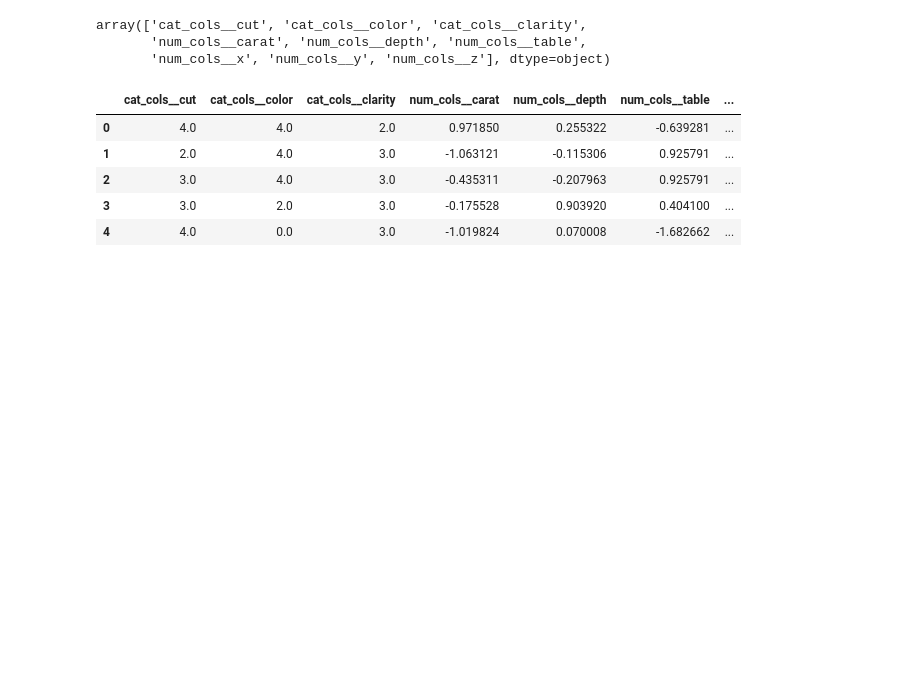
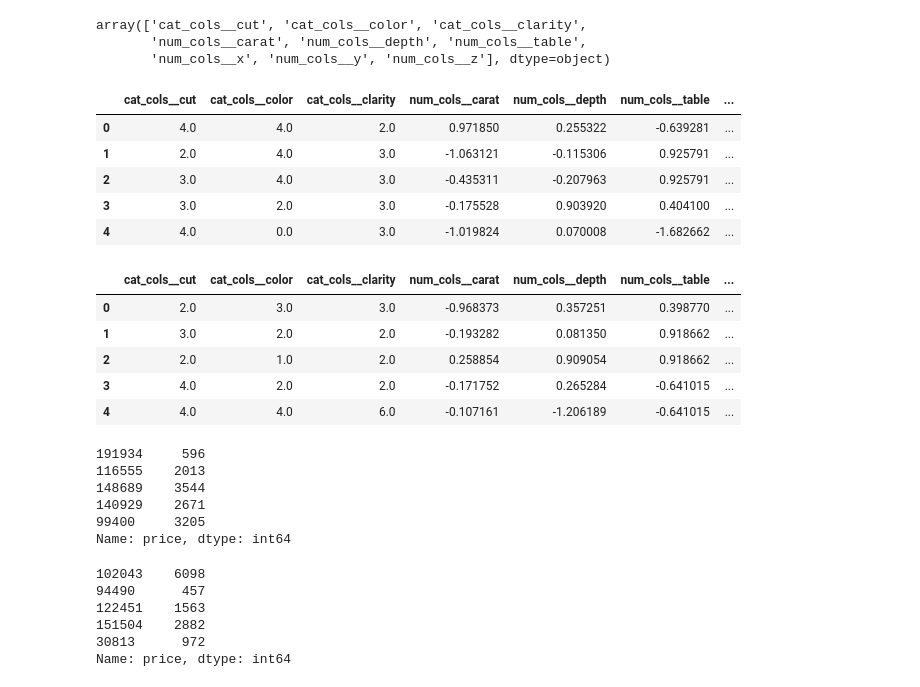
Before and after one commit to saurabh-028/diamond_price_prediction_mlops, a Jupyter notebook: experiment/experiments.ipynb, the cells around one changed output. Drawn from its saved outputs; the diff is of its cells as text; code cells hidden in the pictures; blank space fills up the shorter version.

```diff
--- a/experiment/experiments.ipynb
+++ b/experiment/experiments.ipynb
@@ -213,3 +213,30 @@ X_train.head()
 | 2 | 3.0 | 4.0 | 3.0 | -0.435311 | -0.207963 | 0.925791 | ... |
 | 3 | 3.0 | 2.0 | 3.0 | -0.175528 | 0.903920 | 0.404100 | ... |
 | 4 | 4.0 | 0.0 | 3.0 | -1.019824 | 0.070008 | -1.682662 | ... |
+# %%
+X_test.head()
+# %% [output]
+|  | cat_cols__cut | cat_cols__color | cat_cols__clarity | num_cols__carat | num_cols__depth | num_cols__table | ... |
+| 0 | 2.0 | 3.0 | 3.0 | -0.968373 | 0.357251 | 0.398770 | ... |
+| 1 | 3.0 | 2.0 | 2.0 | -0.193282 | 0.081350 | 0.918662 | ... |
+| 2 | 2.0 | 1.0 | 2.0 | 0.258854 | 0.909054 | 0.918662 | ... |
+| 3 | 4.0 | 2.0 | 2.0 | -0.171752 | 0.265284 | -0.641015 | ... |
+| 4 | 4.0 | 4.0 | 6.0 | -0.107161 | -1.206189 | -0.641015 | ... |
+# %%
+y_test.head()
+# %% [output]
+191934     596
+116555    2013
+148689    3544
+140929    2671
+99400     3205
+Name: price, dtype: int64
+# %%
+y_train.head()
+# %% [output]
+102043    6098
+94490      457
+122451    1563
+151504    2882
+30813      972
+Name: price, dtype: int64
```
Also changed, not shown: parts of 3 cells of this notebook.
